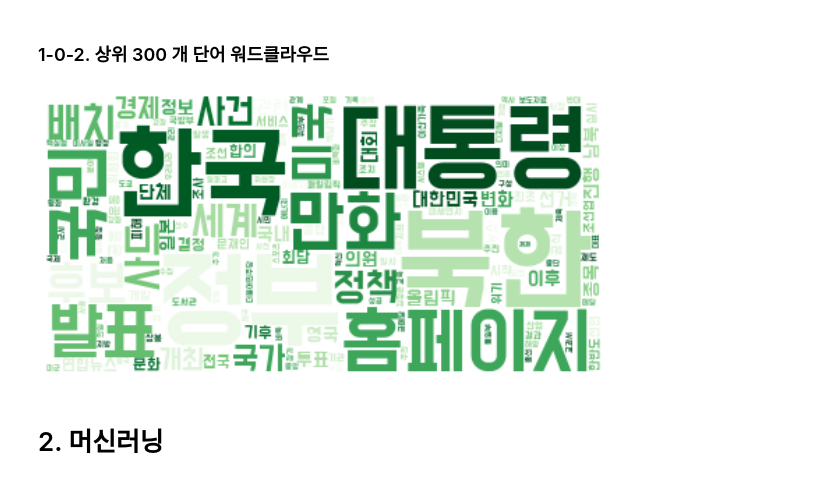
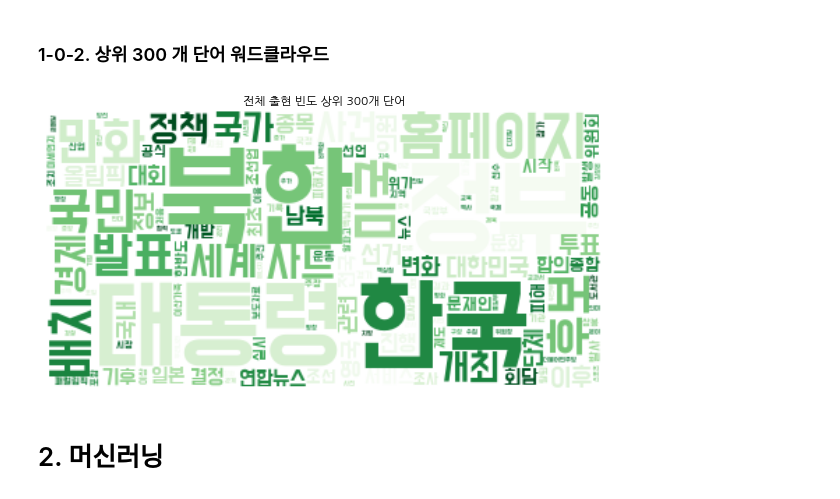
Before and after one commit to An-JIeun/portfolio, a Jupyter notebook: 텍스트마이닝_수업/텍마팀플.ipynb, the cells around one changed output. Cells and saved outputs as stored; diff of their text form; code cells hidden in the pictures.

```diff
--- a/텍스트마이닝_수업/텍마팀플.ipynb
+++ b/텍스트마이닝_수업/텍마팀플.ipynb
@@ -11,6 +11,7 @@ import numpy as np
 import re
 
 # 시각화 라이브러리
+import matplotlib
 import matplotlib.pyplot as plt
 from matplotlib import font_manager, rc
 from wordcloud import WordCloud
@@ -22,10 +23,10 @@ import seaborn as sns
 import plotly.express as px
 import plotly.graph_objects as go
 
-font_path = r'C:/Windows/Fonts/bmdohyeon_ttf.ttf' #배민 도현체 다운로드 필요
-font = font_manager.FontProperties(fname = font_path).get_name()
+font_path1 = r'C:/Windows/Fonts/NanumGothic.ttf' # 기본 matplotlib 폰트
+font_path2 = r'C:/Windows/Fonts/bmdohyeon_ttf.ttf' # 배민 도현체 - 워드클라우드에 사용
+font = font_manager.FontProperties(fname = font_path1).get_name()
 rc('font',family = font)
-
 
 from konlpy import *
 from konlpy.tag import *
@@ -103,7 +104,7 @@ def filtering(df):
 # 빈도수 30개 그래프 시각화
 def vis_cnt(df, title):
     data1 = go.Bar(x=df['형태소'], y=df['빈도'], name ='빈도수')
-    data2 = go.Line(x=df['형태소'], y=df['빈도'])
+    data2 = go.Line(x=df['형태소'], y=df['빈도'], name = '추세선')
     layout = go.Layout(title=title)
     fig = go.Figure(data=[data1, data2], layout=layout)
     fig.show()
@@ -112,7 +113,7 @@ def vis_cnt(df, title):
 def make_wc(dict, title, c_map):
     fig = plt.figure(figsize = (10, 10))
     wordcloud = WordCloud(
-    font_path = font_path,
+    font_path = font_path2,
     background_color='white',
     colormap=c_map
     ).generate_from_frequencies(dict)
@@ -126,7 +127,7 @@ def make_wc(dict, title, c_map):
 ## 1-0. 전체 단어 집합
 # %%
 all_cont = filtering(ori)
-all_cont_dict= df_to_dict(all_cont)
+all_cont_dict= df_to_dict(all_cont[:300])
 # %% [markdown]
 ### 1-0-1. 상위 30개 단어 빈도수
 # %%
@@ -139,20 +140,10 @@ Please replace it with one of the following more specific types
   - etc.
 # %% [markdown]
 ### 1-0-2. 상위 300 개 단어 워드클라우드
-# %%
-fig = plt.figure(figsize = (10, 10))
-wordcloud = WordCloud(
-    font_path = font_path,
-    background_color='white',
-    colormap='Greens'
-).generate_from_frequencies(all_cont_dict)
-
-plt.imshow(wordcloud, interpolation='bilinear')
-plt.box(False)
-plt.axis(False)
-plt.show()
-# %% [output]
-[figure, removed]
+# %%
+make_wc(all_cont_dict, '전체 출현 빈도 상위 300개 단어', 'Greens')
+# %% [output]
+[figure, added]
 # %% [markdown]
 # 2. 머신러닝
 # %% [markdown]
```
